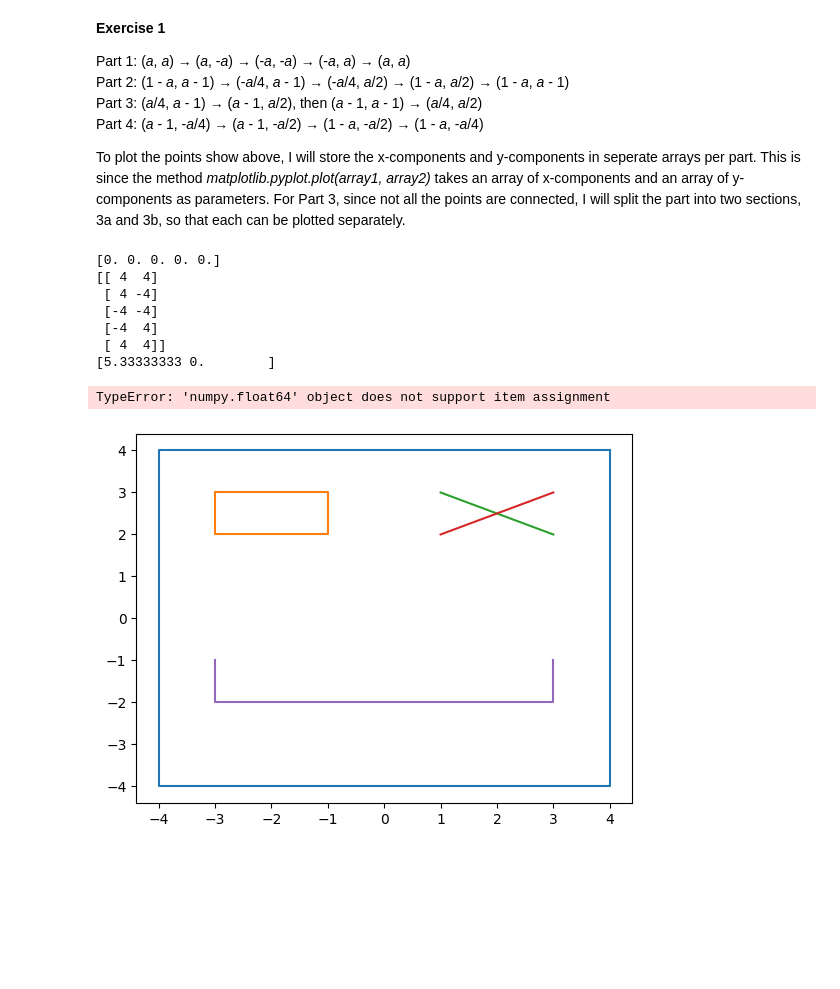
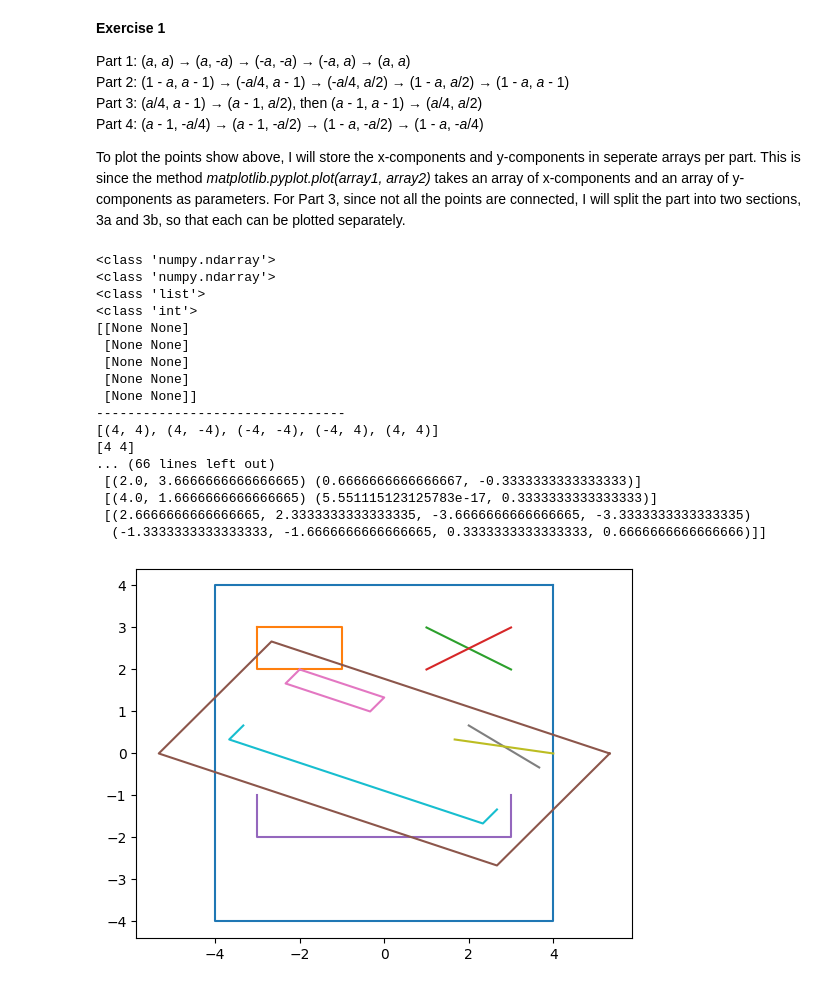
Before and after one commit to JayB-127/ECM1416CompMaths-ContinuousAssessment, a Jupyter notebook: CA.ipynb, the cells around one changed output. Cells and saved outputs as stored; diff of their text form; code cells hidden in the pictures; blank space fills up the shorter version.

Commit message:
points transformed

```diff
--- a/CA.ipynb
+++ b/CA.ipynb
@@ -10,53 +10,81 @@ To plot the points show above, I will store the x-components and y-components in
 # %%
 import numpy as np
 import matplotlib.pyplot as plt
 
 a = 4
 b = 3
 
 parts = np.asarray([
     [[a, a, -a, -a, a], [a, -a, -a, a, a]], #part 1 (x's and y's)
     [[1 - a, -a / 4, -a / 4, 1 - a, 1- a], [a - 1, a - 1, a / 2, a / 2, a - 1]], #part 2 (x's and y's)
     [[a / 4, a - 1], [a - 1, a / 2]], #part 3a (x's and y's)
     [[a - 1, a / 4], [a - 1, a / 2]], #part 3b (x's and y's)
     [[a - 1, a - 1, 1 - a, 1 - a], [-a / 4, -a / 2, -a / 2, -a / 4]] #part 4 (x's and y's)
-])
+], dtype=object)
+
+print(type(parts))
+print(type(parts[0]))
+print(type(parts[0][0]))
+print(type(parts[0][0][0]))
 
 for x in parts:
     plt.plot(x[0], x[1])
 
 matrix = np.asmatrix([
     [1, 1 / b],
     [-1 / b, 1 / b]
 ])
 
-partsNew = np.zeros((5, 2))
-print(partsNew)
 
-partsCount = 0
-for i in parts:
-    points = np.asarray(list(zip(i[0], i[1])))
+newParts = np.empty(np.shape(parts), dtype=object)
+print(newParts)
+
+partCount = 0
+
+for part in parts:
+    print("--------------------------------")
+    points = list(zip(part[0], part[1]))
     print(points)
-    pointsCount = 0
-    for j in points:
-        newPoint = np.asarray(matrix.dot(j))[0]
-        print(newPoint)
-        partsNew[partsCount][pointsCount] = newPoint #ERROR - cant set index as sequence
-        print(partsNew)
-        pointsCount += 1
-partsCount += 1
+    newPoints = []
+    for point in points:
+        point = np.asarray(point)
+        print(point)
+        newPoint = list(np.dot(matrix, point))
+        newPoint = np.asarray(newPoint)
+        print(newPoint[0][0])
+        print(type(newPoint))
+        newPoints.append(newPoint[0][0])
+    xComponents = list(zip(*newPoints))[0]
+    yComponents = list(zip(*newPoints))[1]
 
-print(partsNew)
+    newParts[partCount, 0] = xComponents
+    newParts[partCount, 1] = yComponents
 
+    partCount += 1
+
+print("--------------------------")
+print(newParts)
+
+for y in newParts:
+    plt.plot(y[0], y[1])
 
 plt.show()
 # %% [output]
-[0. 0. 0. 0. 0.]
-[[ 4  4]
- [ 4 -4]
- [-4 -4]
- [-4  4]
- [ 4  4]]
-[5.33333333 0.        ]
+<class 'numpy.ndarray'>
+<class 'numpy.ndarray'>
+<class 'list'>
+<class 'int'>
+[[None None]
+ [None None]
+ [None None]
+ [None None]
+ [None None]]
+--------------------------------
+[(4, 4), (4, -4), (-4, -4), (-4, 4), (4, 4)]
+[4 4]
+... (66 lines left out)
+ [(2.0, 3.6666666666666665) (0.6666666666666667, -0.3333333333333333)]
+ [(4.0, 1.6666666666666665) (5.551115123125783e-17, 0.3333333333333333)]
+ [(2.6666666666666665, 2.3333333333333335, -3.6666666666666665, -3.3333333333333335)
+  (-1.3333333333333333, -1.6666666666666665, 0.3333333333333333, 0.6666666666666666)]]
-TypeError: 'numpy.float64' object does not support item assignment
-[figure, old version]
+[figure, new version]
```
